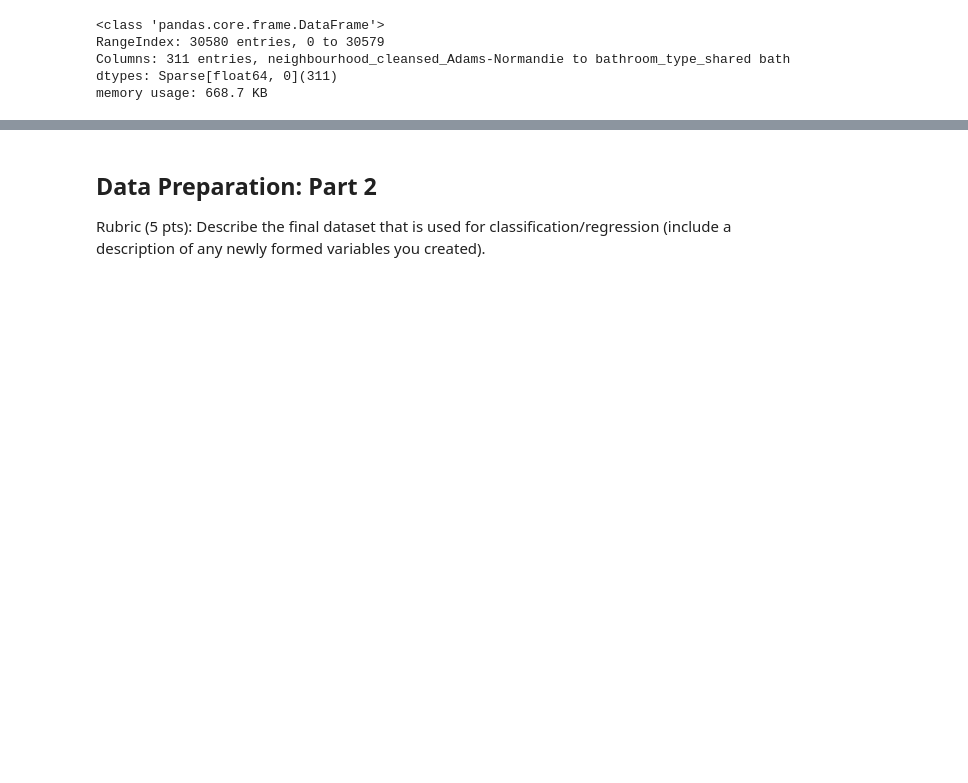
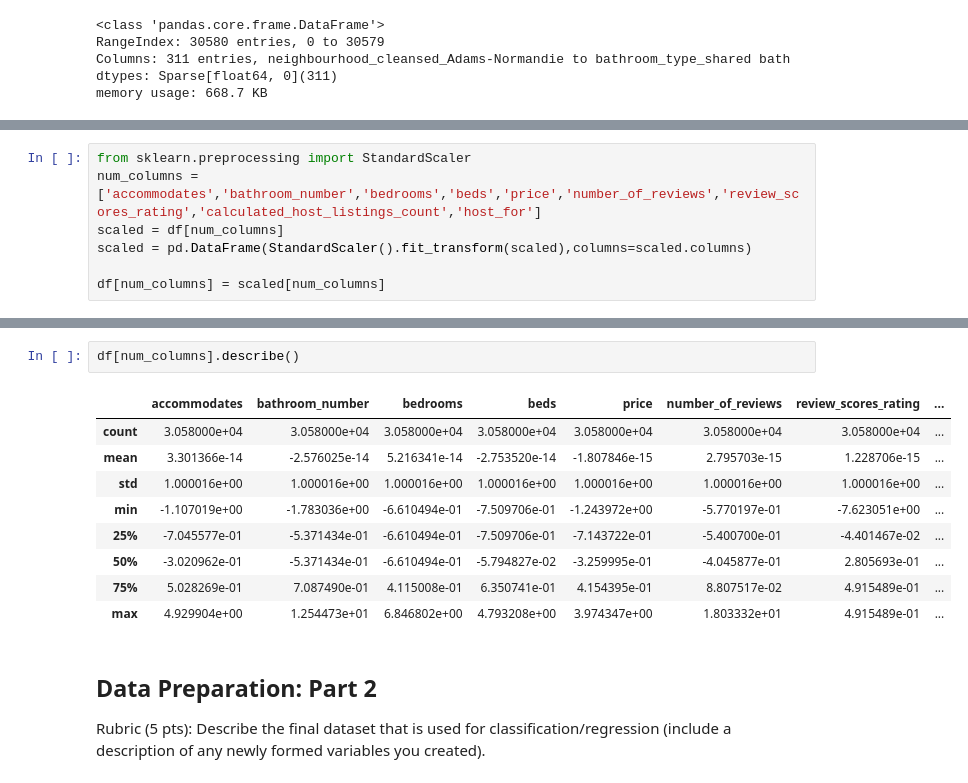
Before and after one commit to boneeyah/DS7331_Group, a Jupyter notebook: Lab2.ipynb, the cells around one changed output, grey strips where cells are left out. Cells and saved outputs as stored; diff of their text form; blank space fills up the shorter version.

Commit message:
Data preparation (part 1 and 2)

```diff
--- a/Lab2.ipynb
+++ b/Lab2.ipynb
@@ -256,0 +248,7 @@ memory usage: 4.4+ MB
+# %%
+from sklearn.preprocessing import StandardScaler
+num_columns = ['accommodates','bathroom_number','bedrooms','beds','price','number_of_reviews','review_scores_rating','calculated_host_listings_count','host_for']
+scaled = df[num_columns]
+scaled = pd.DataFrame(StandardScaler().fit_transform(scaled),columns=scaled.columns)
+
+df[num_columns] = scaled[num_columns]
@@ -257,3 +265,15 @@ memory usage: 4.4+ MB
+# %%
+df[num_columns].describe()
+# %% [output]
+|  | accommodates | bathroom_number | bedrooms | beds | price | number_of_reviews | review_scores_rating | ... |
+| count | 3.058000e+04 | 3.058000e+04 | 3.058000e+04 | 3.058000e+04 | 3.058000e+04 | 3.058000e+04 | 3.058000e+04 | ... |
+| mean | 3.301366e-14 | -2.576025e-14 | 5.216341e-14 | -2.753520e-14 | -1.807846e-15 | 2.795703e-15 | 1.228706e-15 | ... |
+| std | 1.000016e+00 | 1.000016e+00 | 1.000016e+00 | 1.000016e+00 | 1.000016e+00 | 1.000016e+00 | 1.000016e+00 | ... |
+| min | -1.107019e+00 | -1.783036e+00 | -6.610494e-01 | -7.509706e-01 | -1.243972e+00 | -5.770197e-01 | -7.623051e+00 | ... |
+| 25% | -7.045577e-01 | -5.371434e-01 | -6.610494e-01 | -7.509706e-01 | -7.143722e-01 | -5.400700e-01 | -4.401467e-02 | ... |
+| 50% | -3.020962e-01 | -5.371434e-01 | -6.610494e-01 | -5.794827e-02 | -3.259995e-01 | -4.045877e-01 | 2.805693e-01 | ... |
+| 75% | 5.028269e-01 | 7.087490e-01 | 4.115008e-01 | 6.350741e-01 | 4.154395e-01 | 8.807517e-02 | 4.915489e-01 | ... |
+| max | 4.929904e+00 | 1.254473e+01 | 6.846802e+00 | 4.793208e+00 | 3.974347e+00 | 1.803332e+01 | 4.915489e-01 | ... |
 # %% [markdown]
 ## Data Preparation: Part 2
 Rubric  (5 pts): Describe the final dataset that is used for classification/regression (include a description of any newly formed variables you created).
```
Also changed, not shown: parts of 8 cells of this notebook, 1 other file.
